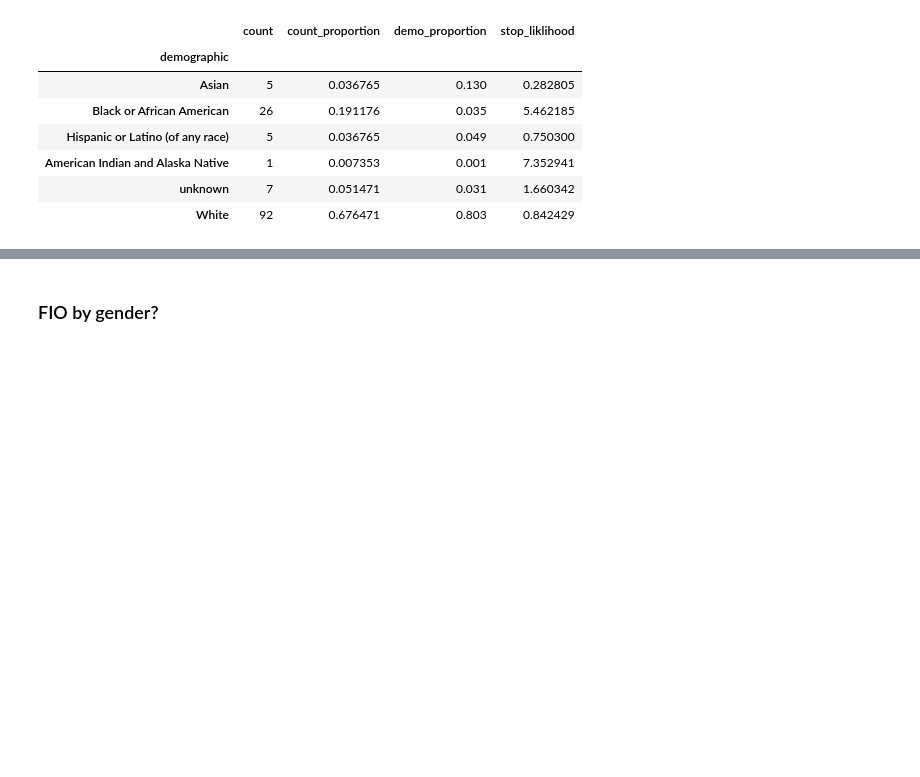
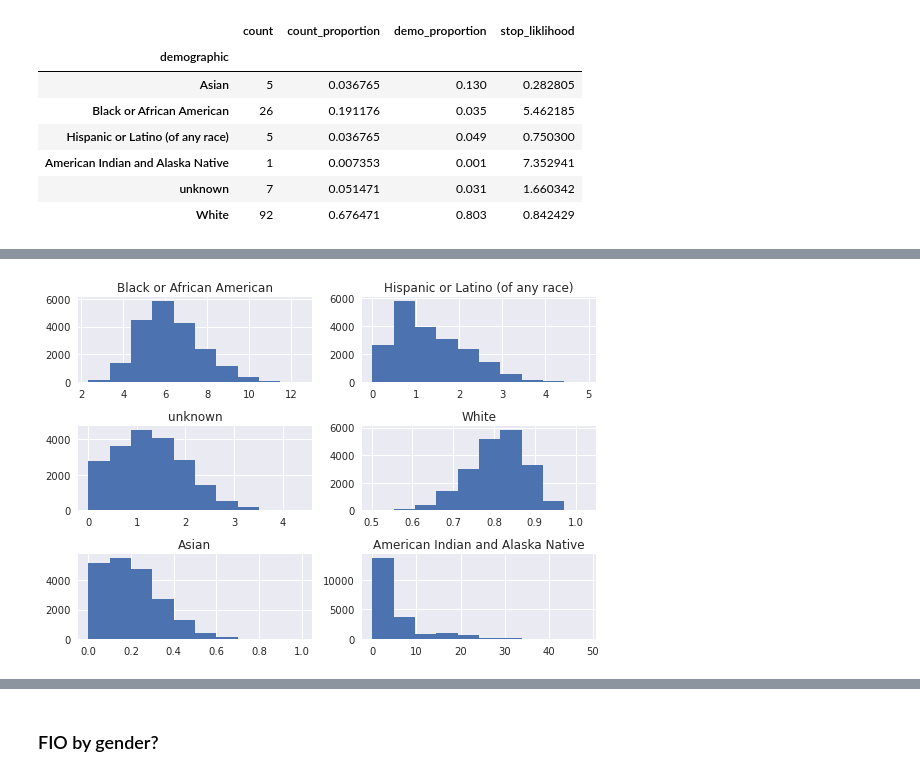
Before and after one commit to benyaminmk/DefundNPD, a Jupyter notebook: crime_spending_bias.ipynb, the cells around one changed output, grey strips where cells are left out. Saved outputs shown, nothing was run; the diff lists cells and outputs as text; code cells hidden in the pictures; blank space fills up the shorter version.

Commit message:
bootstrap

```diff
--- a/crime_spending_bias.ipynb
+++ b/crime_spending_bias.ipynb
@@ -259,0 +254,6 @@ compare.plot(kind='bar')
+# %%
+#params
+N_REPITIONS=10000
+N_SAMPLES=210
+
+FP_BOOT = os.path.join('data','fio_liklihood_bootstrap_estimates.p')
@@ -259,0 +303,2 @@ compare.plot(kind='bar')
+# %%
+boot = pd.read_pickle(FP_BOOT)
@@ -259,0 +314,5 @@ compare.plot(kind='bar')
+# %%
+boot.hist()
+plt.tight_layout()
+# %% [output]
+[figure, added]
```
Also changed, not shown: parts of 29 cells of this notebook, 5 other files.
